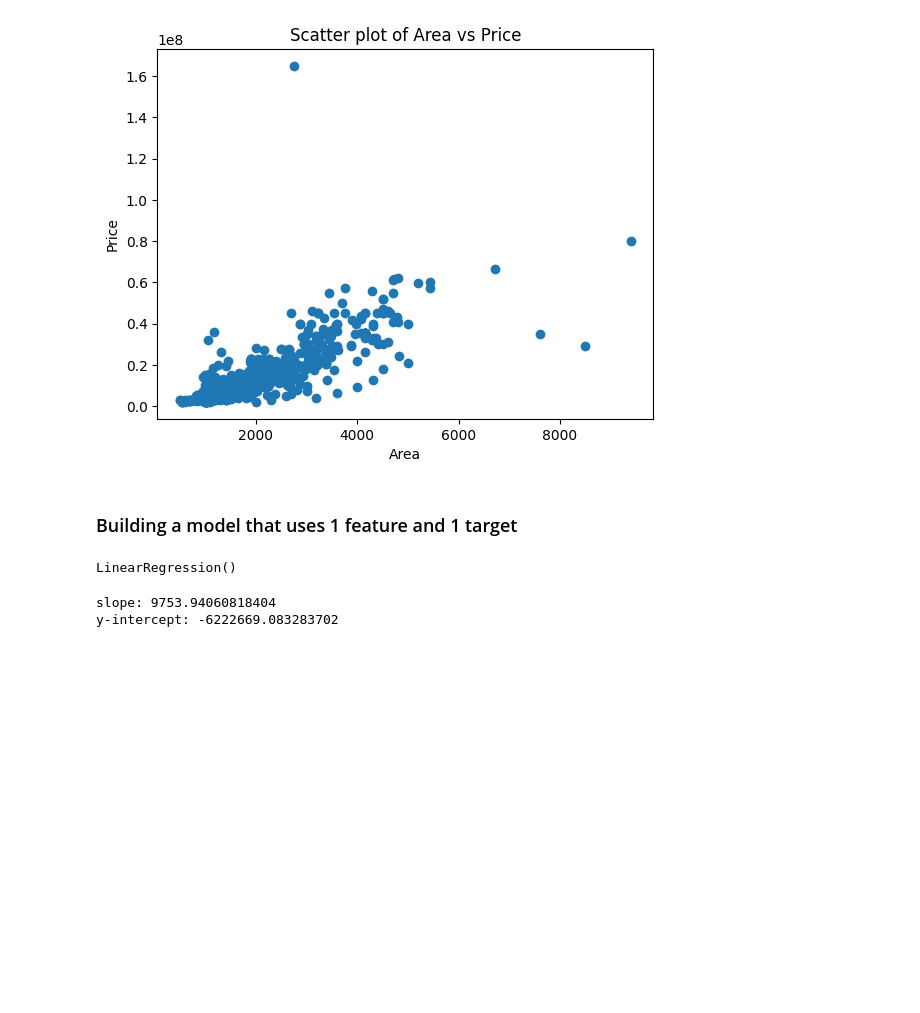
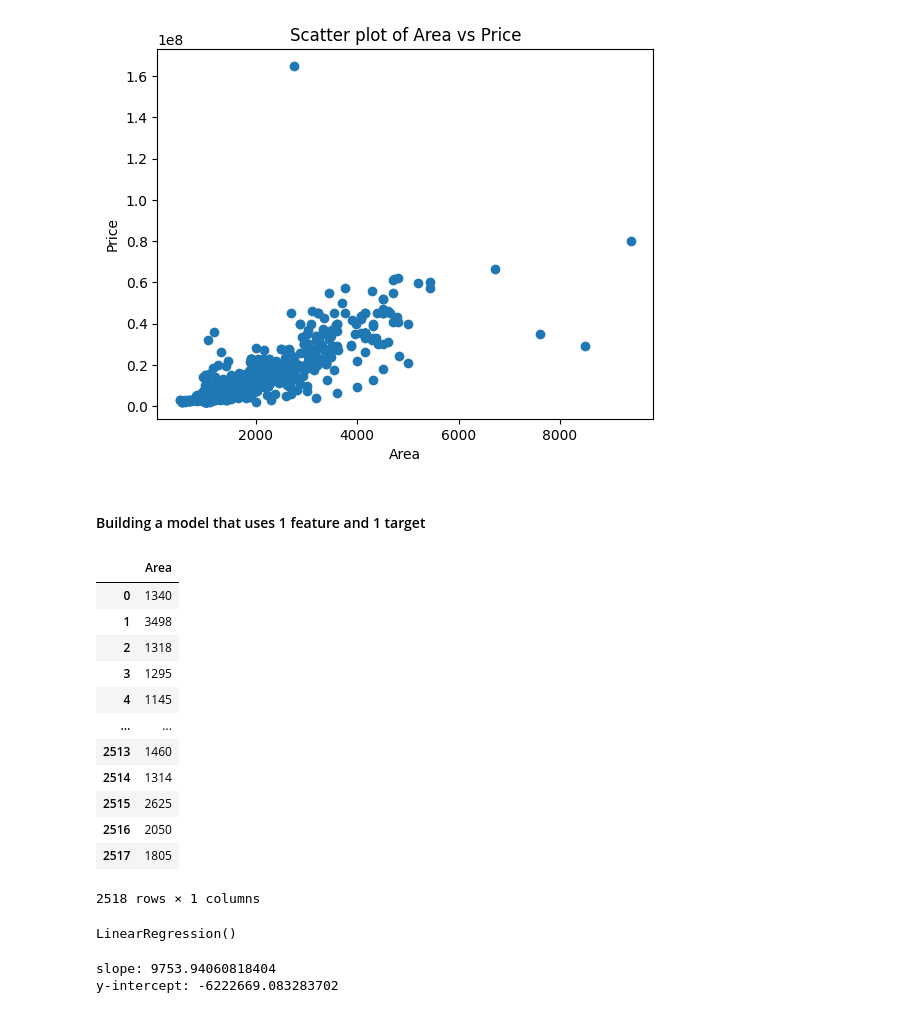
Before and after one commit to nata11/icm-csdi-ml-dl-course, a Jupyter notebook: session03/03-House_price_predictions.ipynb, the cells around one changed output. Drawn from its saved outputs; the diff is of its cells as text; code cells hidden in the pictures; blank space fills up the shorter version.

```diff
--- a/session03/03-House_price_predictions.ipynb
+++ b/session03/03-House_price_predictions.ipynb
@@ -91,17 +111,34 @@ fig = px.scatter(data, x='Area', y='Price', title='Scatter plot of Area vs Price
 fig.update_layout(xaxis_title='Area', yaxis_title='Price')
 fig.show()
 # %% [markdown]
-### Building a model that uses 1 feature and 1 target
+#### Building a model that uses 1 feature and 1 target
 # %%
 # Prepare the data for scikit-learn
-X = data[['Area']].values  # Feature(s)
-y = data['Price'].values   # Target
+X = data[['Area']]  # Feature(s)
+y = data['Price']   # Target
+# %%
+X
+# %% [output]
+|  | Area |
+| 0 | 1340 |
+| 1 | 3498 |
+| 2 | 1318 |
+| 3 | 1295 |
+| 4 | 1145 |
+| ... | ... |
+| 2513 | 1460 |
+| 2514 | 1314 |
+| 2515 | 2625 |
+| 2516 | 2050 |
+| 2517 | 1805 |
+2518 rows × 1 columns
 # %%
 # Create and train the linear regression model
 simple_model = LinearRegression()
-simple_model.fit(X, y)
-# %% [output]
-LinearRegression()
+# %%
+simple_model.fit(X, y)
+# %% [output]
+LinearRegression()
 # %%
 # Get the coefficients
 m = simple_model.coef_[0]  # Slope
```
Also changed, not shown: parts of 17 cells of this notebook, 1 other file.
